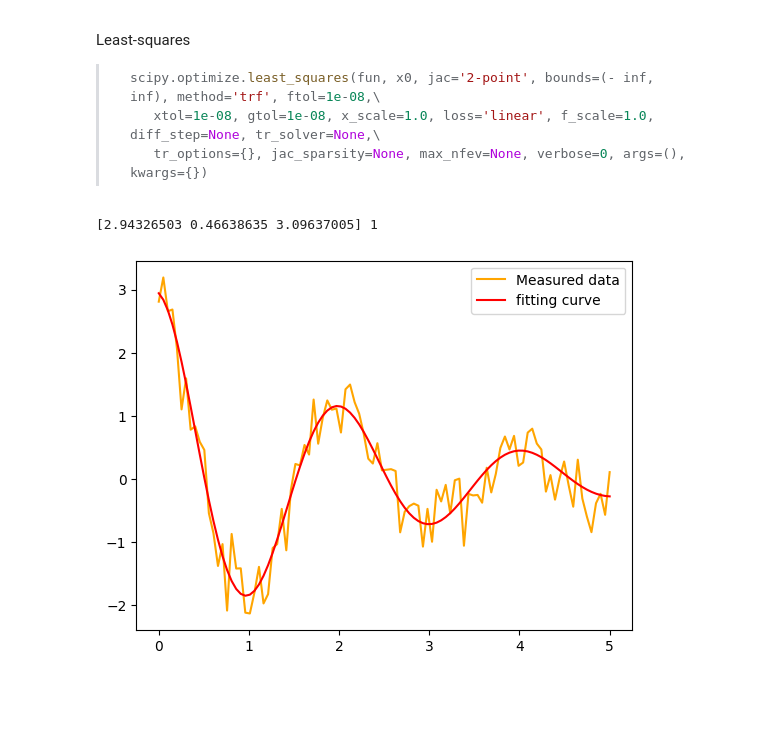
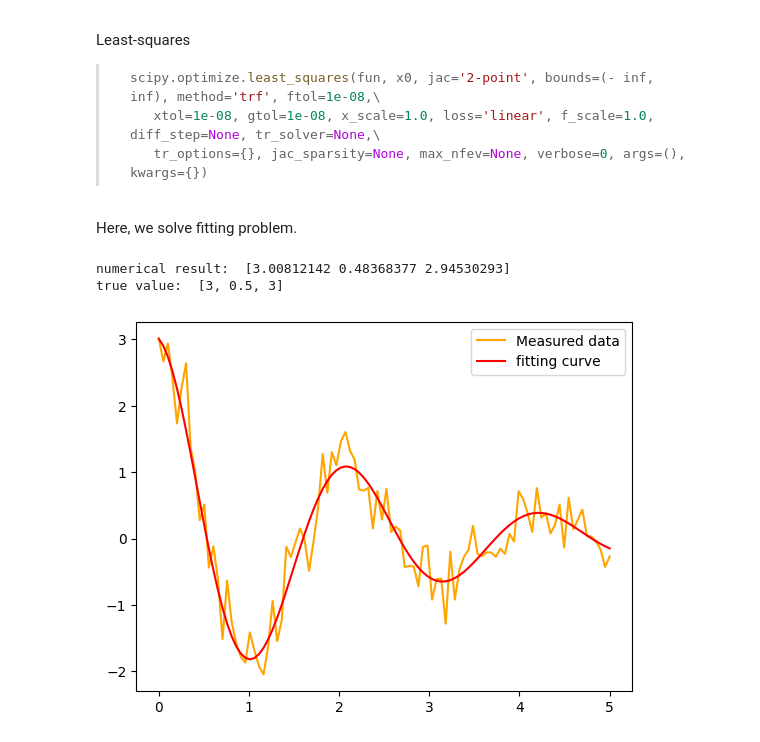
Before and after one commit to kkensuke/myjb-en, a Jupyter notebook: _build/jupyter_execute/python/scipy.ipynb, the cells around one changed output. Cells and saved outputs as stored; diff of their text form; code cells hidden in the pictures; blank space fills up the shorter version.

````diff
--- a/_build/jupyter_execute/python/scipy.ipynb
+++ b/_build/jupyter_execute/python/scipy.ipynb
@@ -150,26 +168,31 @@ Least-squares
 >    xtol=1e-08, gtol=1e-08, x_scale=1.0, loss='linear', f_scale=1.0, diff_step=None, tr_solver=None,\
 >    tr_options={}, jac_sparsity=None, max_nfev=None, verbose=0, args=(), kwargs={})
 >```
+# %% [markdown]
+Here, we solve fitting problem.
 # %%
 # Solve a nonlinear least-squares problem with bounds on the variables.
 import os
 import scipy.optimize as opt
 
-fitFunc = lambda p,t: p[0]*np.exp(-p[1]*t)*np.cos(p[2]*t)
-errFunc = lambda p,t,u: fitFunc(p,t) - u
+# p: parameters, t: time, y: measured data
+fitFunc = lambda p, t: p[0] * np.exp(-p[1] * t) * np.cos(p[2] * t)
+errFunc = lambda p, t, y: fitFunc(p, t) - y
 
-x = np.linspace(0,5,100)
-y = fitFunc([3,0.5,3], x) + np.random.randn(len(x))/3
+x = np.linspace(0, 5, 100)
+y = fitFunc([3, 0.5, 3], x) + np.random.randn(len(x)) / 3
 
-p0 = [1,1,1]# Initial values
-(p,success) = opt.leastsq(errFunc, p0, args=(x,y))
-print(p,success)
-nfit = fitFunc(p,x)
+p0 = [1, 1, 1]  # Initial guess for the parameters
+(p, success) = opt.leastsq(errFunc, p0, args=(x, y))
+print("\nnumerical result: ", p)
+print("true value: ", [3, 0.5, 3])
+nfit = fitFunc(p, x)
 
-plt.plot(x,y,label = 'Measured data', color = 'orange')
-plt.plot(x,nfit,label = 'fitting curve', color = 'red')
+plt.plot(x, y, label="Measured data", color="orange")
+plt.plot(x, nfit, label="fitting curve", color="red")
 plt.legend()
 plt.show()
 # %% [output]
-[2.94326503 0.46638635 3.09637005] 1
+numerical result:  [3.00812142 0.48368377 2.94530293]
+true value:  [3, 0.5, 3]
-[figure, old version]
+[figure, new version]
````
Also changed, not shown: parts of 9 cells of this notebook, 16 other files.
